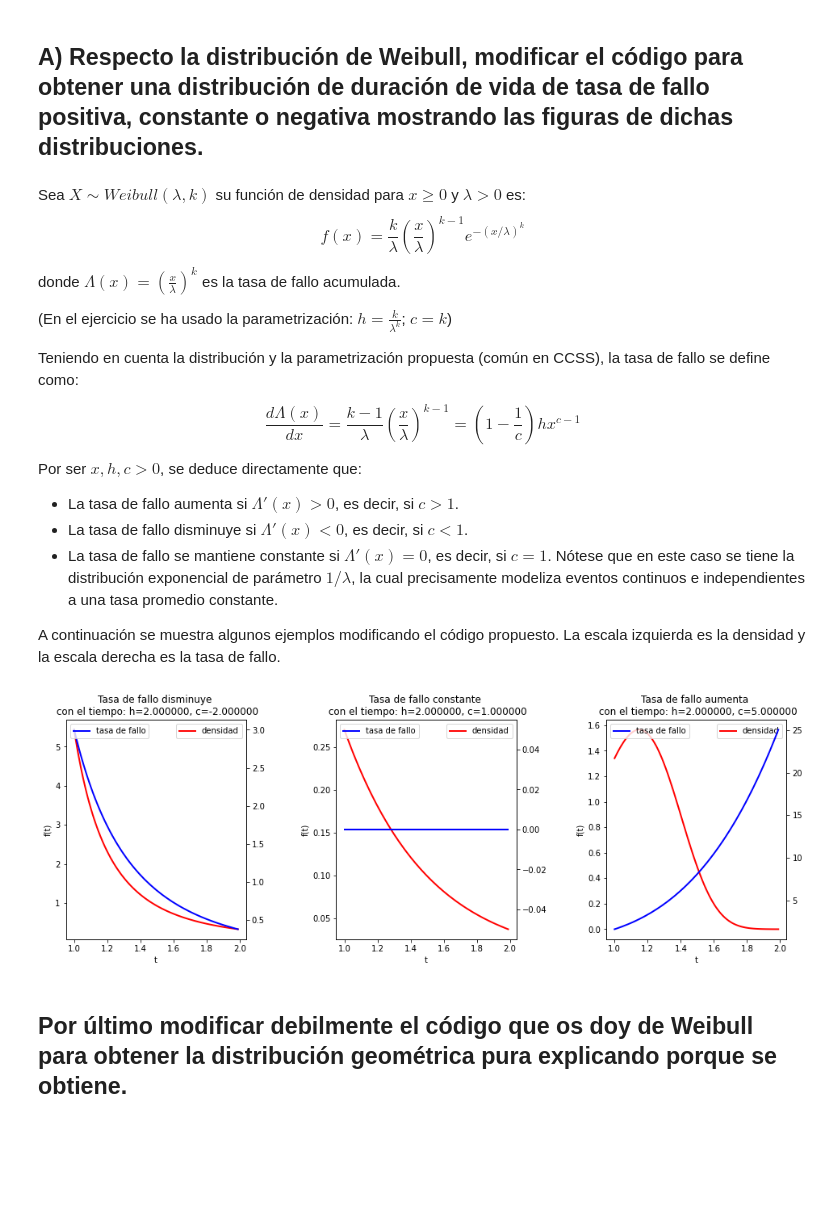
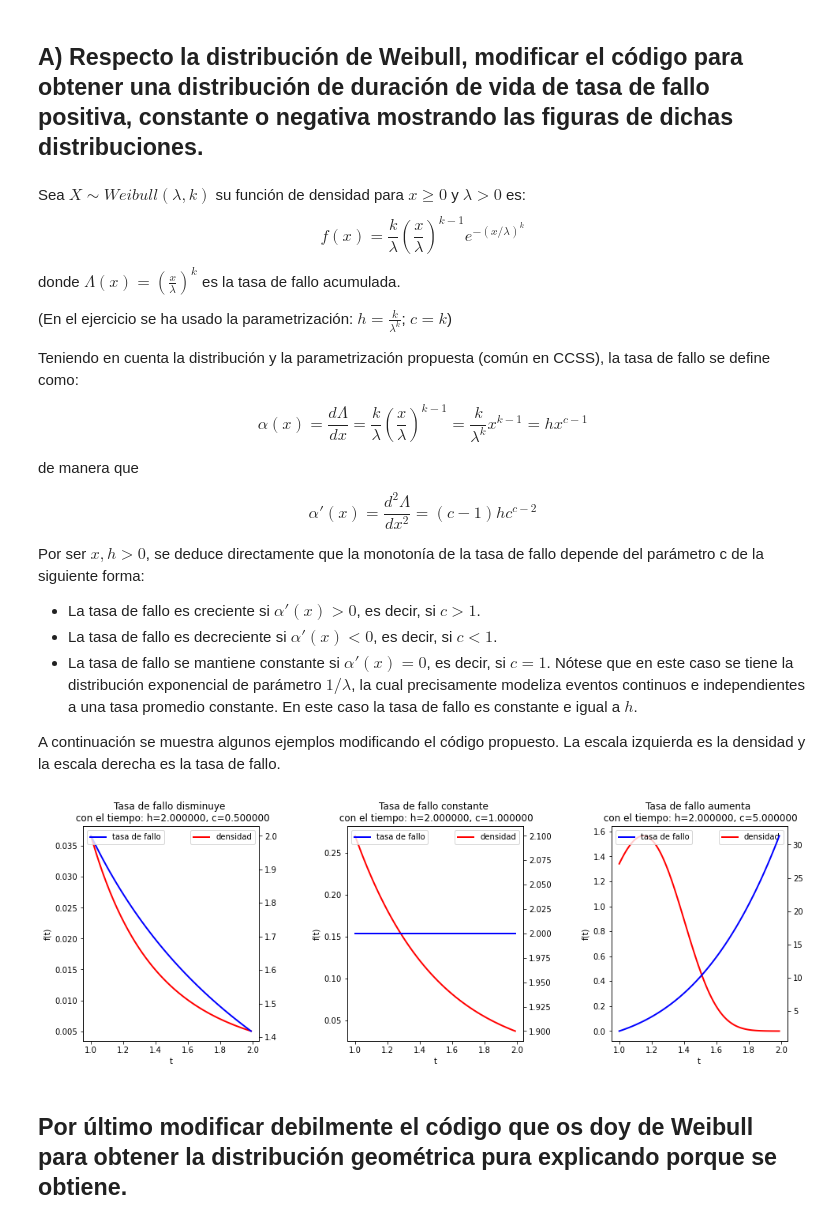
Before and after one commit to danielp2797/UAM-Big-Data-21-22, a Jupyter notebook: estadistica/practica2/perezefremovadaniel_p2.ipynb, the cells around one changed output. Drawn from its saved outputs; the diff is of its cells as text; code cells hidden in the pictures; blank space fills up the shorter version.

```diff
--- a/estadistica/practica2/perezefremovadaniel_p2.ipynb
+++ b/estadistica/practica2/perezefremovadaniel_p2.ipynb
@@ -12,13 +12,17 @@ donde $\Lambda(x)=\left(\frac{x}{\lambda}\right)^{k}$ es la tasa de fallo acumul
 
 Teniendo en cuenta la distribución y la parametrización propuesta (común en CCSS), la tasa de fallo se define como:
 
-$$\frac{d\Lambda(x)}{dx} = \frac{k-1}{\lambda}\left(\frac{x}{\lambda}\right)^{k-1} = \left(1-\frac{1}{c}\right)hx^{c-1}$$
+$$\alpha(x) = \frac{d\Lambda}{dx} = \frac{k}{\lambda}\left(\frac{x}{\lambda}\right)^{k-1} = \frac{k}{\lambda^k} x^{k-1}= hx^{c-1}$$
 
-Por ser $x, h, c > 0$, se deduce directamente que:
+de manera que
 
-- La tasa de fallo aumenta si $\Lambda'(x) > 0$, es decir, si $c>1$.
-- La tasa de fallo disminuye si $\Lambda'(x) <0$, es decir, si $c<1$.
-- La tasa de fallo se mantiene constante si $\Lambda'(x) = 0$, es decir, si $c=1$. Nótese que en este caso se tiene la distribución exponencial de parámetro $1/\lambda$, la cual precisamente modeliza eventos continuos e independientes a una tasa promedio constante.
+$$\alpha'(x) = \frac{d^2\Lambda}{dx^2} = (c-1)hc^{c-2}$$
+
+Por ser $x, h> 0$, se deduce directamente que la monotonía de la tasa de fallo depende del parámetro c de la siguiente forma:
+
+- La tasa de fallo es creciente si $\alpha'(x) > 0$, es decir, si $c>1$.
+- La tasa de fallo es decreciente si $\alpha'(x) <0$, es decir, si $c<1$.
+- La tasa de fallo se mantiene constante si $\alpha'(x) = 0$, es decir, si $c=1$. Nótese que en este caso se tiene la distribución exponencial de parámetro $1/\lambda$, la cual precisamente modeliza eventos continuos e independientes a una tasa promedio constante. En este caso la tasa de fallo es constante e igual a $h$.
 
 A continuación se muestra algunos ejemplos modificando el código propuesto. La escala izquierda es la densidad y la escala derecha es la tasa de fallo.
 # %%
@@ -42,9 +46,9 @@ plt.figure(figsize=(xfSize, yfSize))
 
 ax1 = plt.subplot(1, 3, 1);
 # parámetros h y c
-h, c = 2, -2
+h, c = 2, .5
 W=(h*(t**(c-1))) * np.exp( - (h/c)*(t**c))
-L = (1-1/c)*h*t**(c-1)
+L = h*t**(c-1)
 plt.title('Tasa de fallo disminuye \n con el tiempo: h=%f, c=%f'%(h,c))
 plt.xlabel('t')
 plt.ylabel('f(t)')
@@ -59,37 +63,37 @@ ax3 = plt.subplot(1, 3, 2);
 # parámetros h y c
 h, c = 2, 1
 W=(h*(t**(c-1))) * np.exp( - (h/c)*(t**c))
-L = (1-1/c)*h*t**(c-1)
+L = h*t**(c-1)
 plt.title('Tasa de fallo constante \n con el tiempo: h=%f, c=%f'%(h,c))
 plt.xlabel('t')
 plt.ylabel('f(t)')
 _ =ax3.plot(t[0:100], W[0:100], linewidth=2, color='r')
 plt.legend(['densidad'], loc='upper right')
 
 ax4=ax3.twinx()
 _ =ax4.plot(t[0:100], L[0:100], linewidth=2, color='b')
 plt.legend(['tasa de fallo'], loc='upper left')
 
 # jugar con este código y ver cuando recuperais la distribución geométrica pura
 
 ax5 = plt.subplot(1, 3, 3);
 # parámetros h y c
 h, c = 2, 5
 W=(h*(t**(c-1))) * np.exp( - (h/c)*(t**c))
-L = (1-1/c)*h*t**(c-1)
+L = h*t**(c-1)
 plt.title('Tasa de fallo aumenta \n con el tiempo: h=%f, c=%f'%(h,c))
 plt.xlabel('t')
 plt.ylabel('f(t)')
 _ =ax5.plot(t[0:100], W[0:100], linewidth=2, color='r')
 plt.legend(['densidad'], loc='upper right')
 
 ax6=ax5.twinx()
 _ =ax6.plot(t[0:100], L[0:100], linewidth=2, color='b')
 plt.legend(['tasa de fallo'], loc='upper left')
 
 plt.subplots_adjust(left=None, bottom=None, right=None, top=None, wspace=.5, hspace=1)
 # %% [output]
-[figure, old version]
+[figure, new version]
 # %% [markdown]
 ## Por último modificar debilmente el código que os doy de Weibull para  obtener la distribución geométrica pura explicando porque se obtiene.
 # %% [markdown]
```
Also changed, not shown: parts of 9 cells of this notebook, 2 other files.
